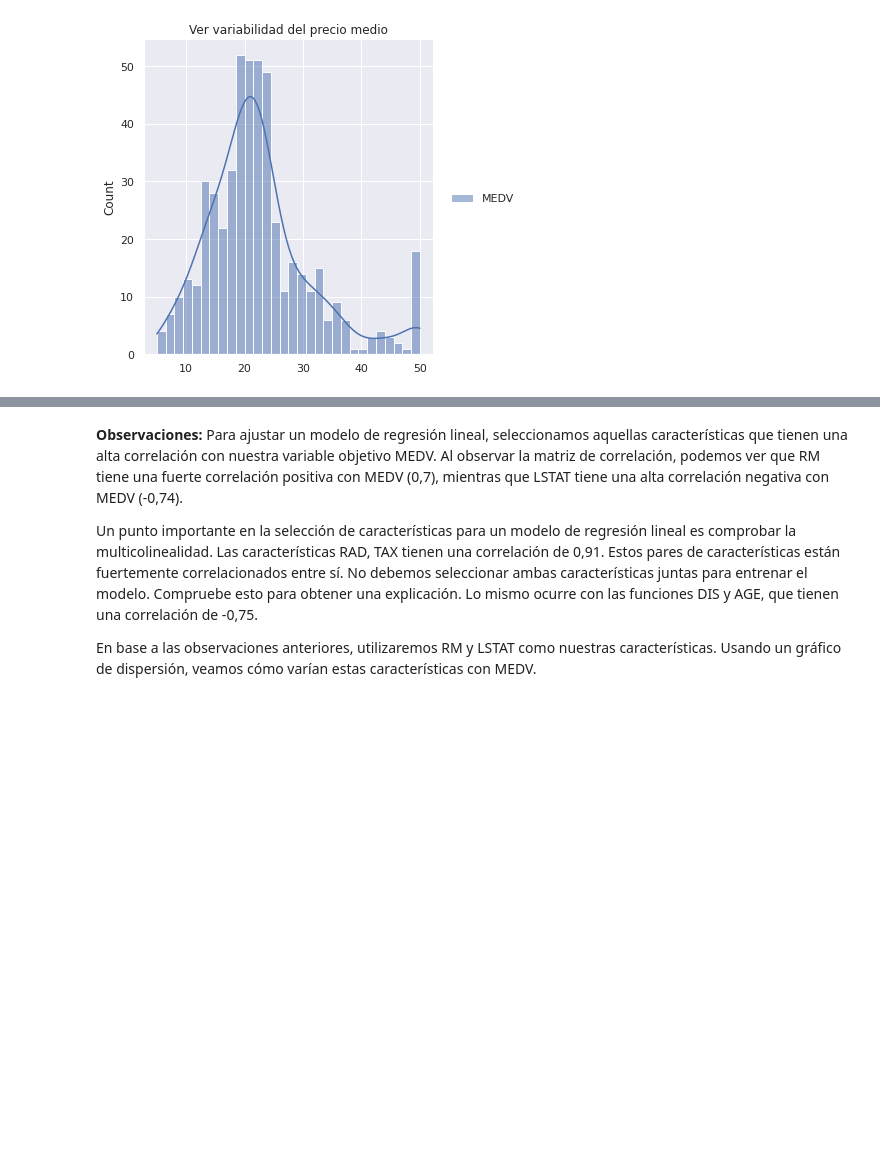
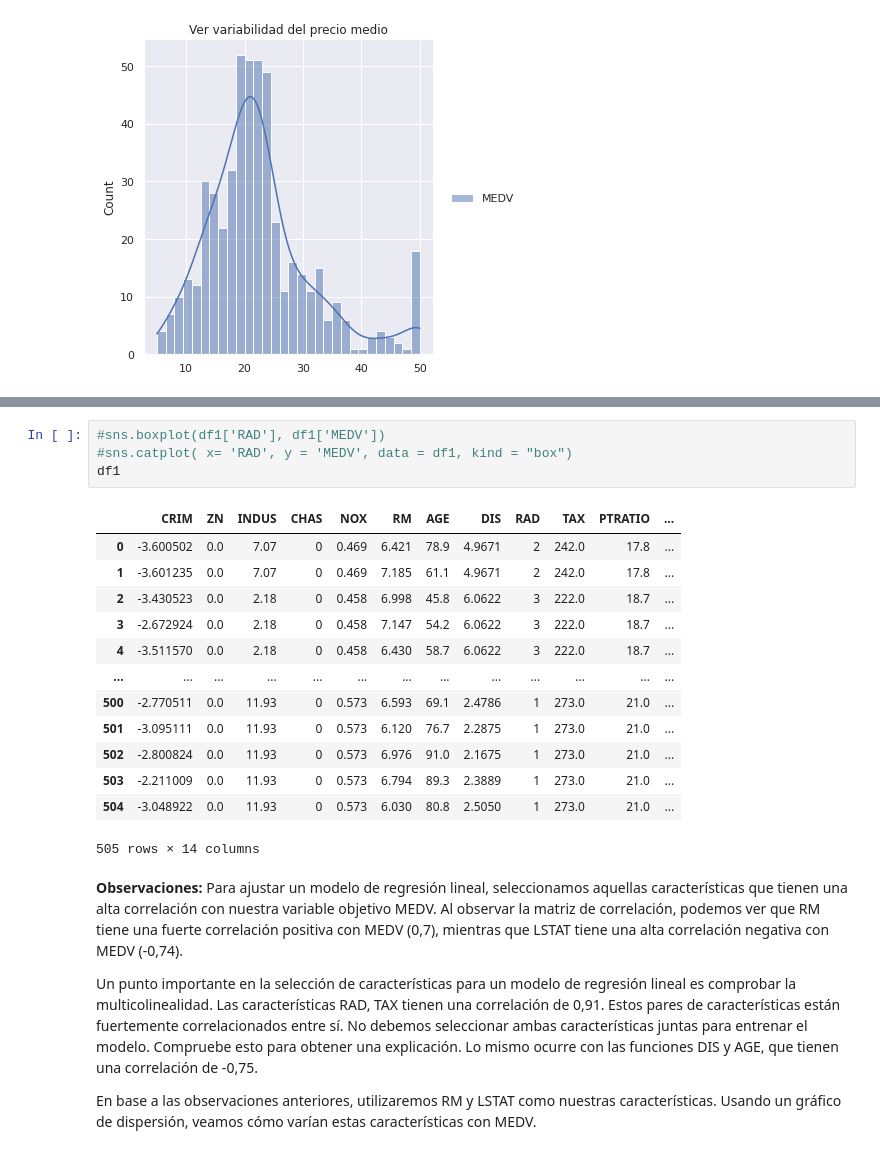
Before and after one commit to JMML2021/Tasca-M6-T01-ML_regressions-, a Jupyter notebook: Sprint_6_Algoritmes_d’aprenentatge_supervisat_Regressió.ipynb, the cells around one changed output, grey strips where cells are left out. Cells and saved outputs as stored; diff of their text form; blank space fills up the shorter version.

```diff
--- a/Sprint_6_Algoritmes_d’aprenentatge_supervisat_Regressió.ipynb
+++ b/Sprint_6_Algoritmes_d’aprenentatge_supervisat_Regressió.ipynb
@@ -177,3 +214,21 @@ sns.heatmap(data=correlation_matrix, annot=True)
+# %%
+#sns.boxplot(df1['RAD'], df1['MEDV'])
+#sns.catplot( x= 'RAD', y = 'MEDV', data = df1, kind = "box")
+df1
+# %% [output]
+|  | CRIM | ZN | INDUS | CHAS | NOX | RM | AGE | DIS | RAD | TAX | PTRATIO | ... |
+| 0 | -3.600502 | 0.0 | 7.07 | 0 | 0.469 | 6.421 | 78.9 | 4.9671 | 2 | 242.0 | 17.8 | ... |
+| 1 | -3.601235 | 0.0 | 7.07 | 0 | 0.469 | 7.185 | 61.1 | 4.9671 | 2 | 242.0 | 17.8 | ... |
+| 2 | -3.430523 | 0.0 | 2.18 | 0 | 0.458 | 6.998 | 45.8 | 6.0622 | 3 | 222.0 | 18.7 | ... |
+| 3 | -2.672924 | 0.0 | 2.18 | 0 | 0.458 | 7.147 | 54.2 | 6.0622 | 3 | 222.0 | 18.7 | ... |
+| 4 | -3.511570 | 0.0 | 2.18 | 0 | 0.458 | 6.430 | 58.7 | 6.0622 | 3 | 222.0 | 18.7 | ... |
+| ... | ... | ... | ... | ... | ... | ... | ... | ... | ... | ... | ... | ... |
+| 500 | -2.770511 | 0.0 | 11.93 | 0 | 0.573 | 6.593 | 69.1 | 2.4786 | 1 | 273.0 | 21.0 | ... |
+| 501 | -3.095111 | 0.0 | 11.93 | 0 | 0.573 | 6.120 | 76.7 | 2.2875 | 1 | 273.0 | 21.0 | ... |
+| 502 | -2.800824 | 0.0 | 11.93 | 0 | 0.573 | 6.976 | 91.0 | 2.1675 | 1 | 273.0 | 21.0 | ... |
+| 503 | -2.211009 | 0.0 | 11.93 | 0 | 0.573 | 6.794 | 89.3 | 2.3889 | 1 | 273.0 | 21.0 | ... |
+| 504 | -3.048922 | 0.0 | 11.93 | 0 | 0.573 | 6.030 | 80.8 | 2.5050 | 1 | 273.0 | 21.0 | ... |
+505 rows × 14 columns
 # %% [markdown]
 **Observaciones:**
 Para ajustar un modelo de regresión lineal, seleccionamos aquellas características que tienen una alta correlación con nuestra variable objetivo MEDV. Al observar la matriz de correlación, podemos ver que RM tiene una fuerte correlación positiva con MEDV (0,7), mientras que LSTAT tiene una alta correlación negativa con MEDV (-0,74).
```
Also changed, not shown: parts of 20 cells of this notebook.
